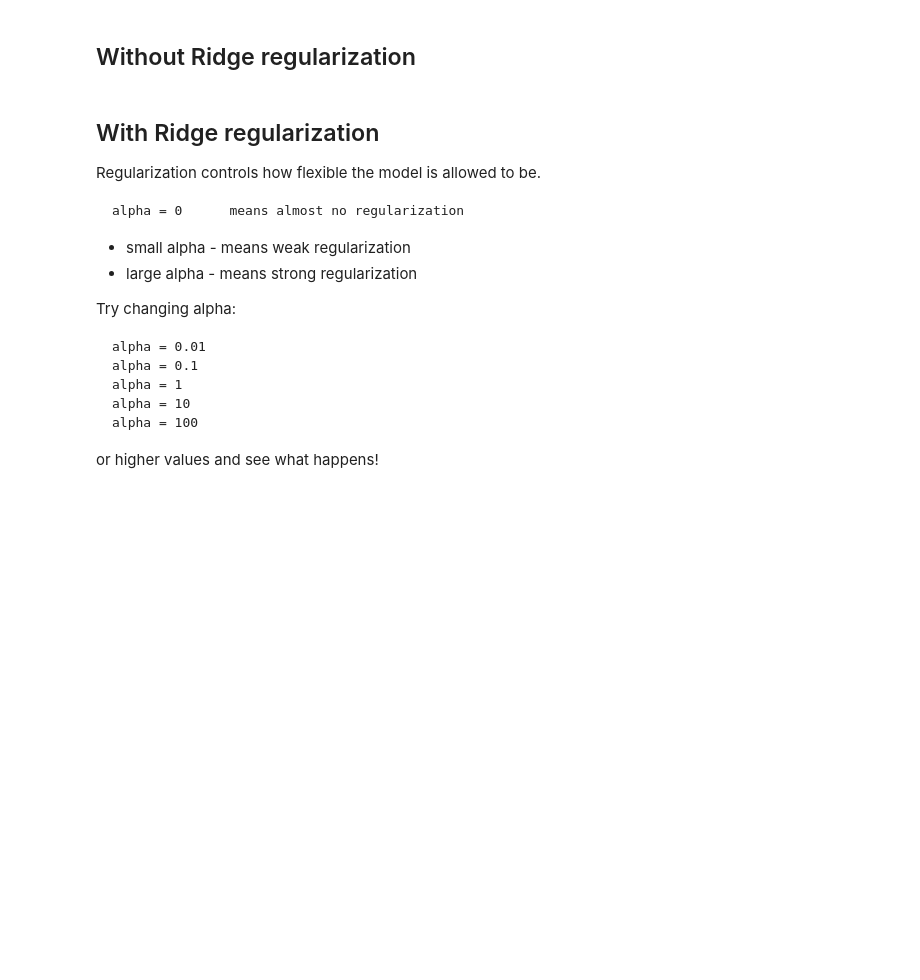
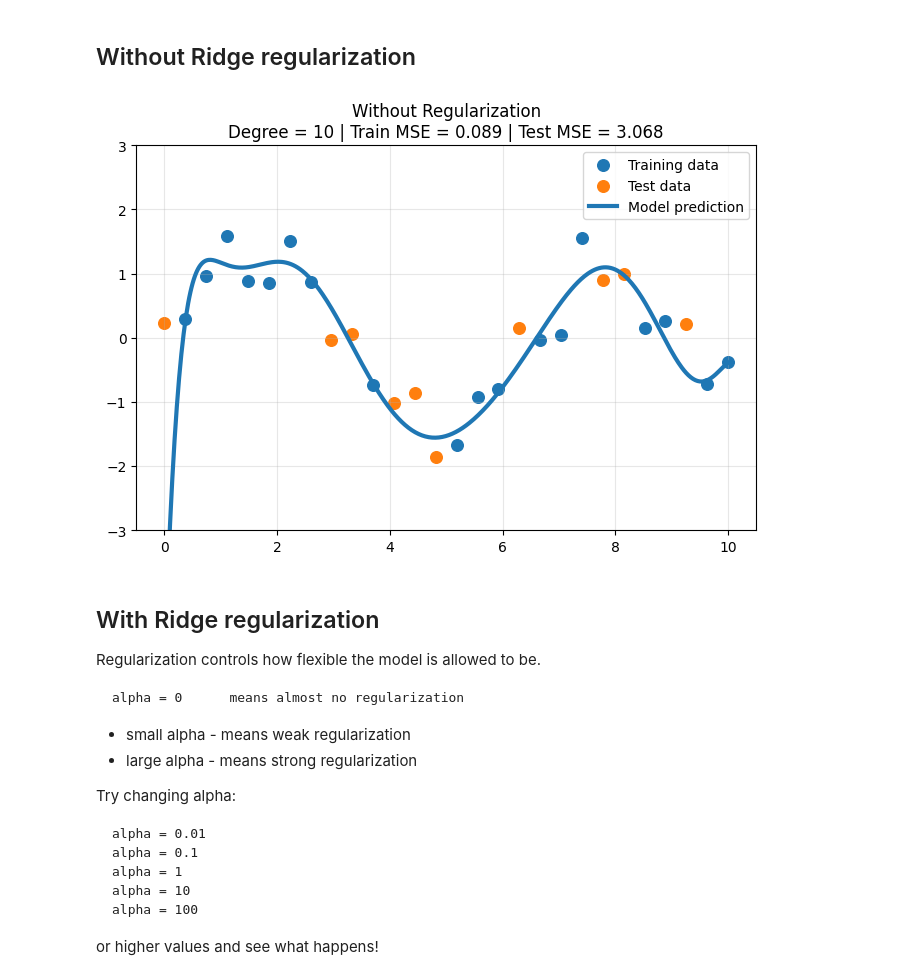
Before and after one commit to NMH1203/ml-course, a Jupyter notebook: docs/4-Regularization/01-regularization-basics.ipynb, the cells around one changed output. Saved outputs shown, nothing was run; the diff lists cells and outputs as text; code cells hidden in the pictures; blank space fills up the shorter version.

```diff
--- a/docs/4-Regularization/01-regularization-basics.ipynb
+++ b/docs/4-Regularization/01-regularization-basics.ipynb
@@ -90,40 +90,42 @@ x_plot = np.linspace(0, 10, 500).reshape(-1, 1)
 # A high-degree polynomial can create a very flexible model.
 # This flexibility can be dangerous: the model may learn the noise
 # instead of the general pattern.
-degree = 25
+degree = 10
 
 model_no_reg = make_pipeline(
     PolynomialFeatures(degree, include_bias=False),
     LinearRegression()
 )
 
 model_no_reg.fit(X_train, y_train)
 
 y_plot_no_reg = model_no_reg.predict(x_plot)
 y_train_pred_no_reg = model_no_reg.predict(X_train)
 y_test_pred_no_reg = model_no_reg.predict(X_test)
 
 train_mse_no_reg = mean_squared_error(y_train, y_train_pred_no_reg)
 test_mse_no_reg = mean_squared_error(y_test, y_test_pred_no_reg)
 
 plt.figure(figsize=(8, 5))
 
 plt.scatter(X_train, y_train, label="Training data", s=70)
 plt.scatter(X_test, y_test, label="Test data", s=70)
 
 #
 # plt.plot(x_plot, y_true_plot, "--", linewidth=2, label="True function")
 plt.plot(x_plot, y_plot_no_reg, linewidth=3, label="Model prediction")
 
 plt.title(
     f"Without Regularization\n"
     f"Degree = {degree} | Train MSE = {train_mse_no_reg:.3f} | Test MSE = {test_mse_no_reg:.3f}"
 )
 
 plt.ylim(-3, 3)
 plt.grid(True, alpha=0.3)
 plt.legend()
 plt.show()
+# %% [output]
+[figure, added]
 # %% [markdown]
 ## With Ridge regularization
 
```
Also changed, not shown: parts of 1 cell of this notebook, 8 other files.
